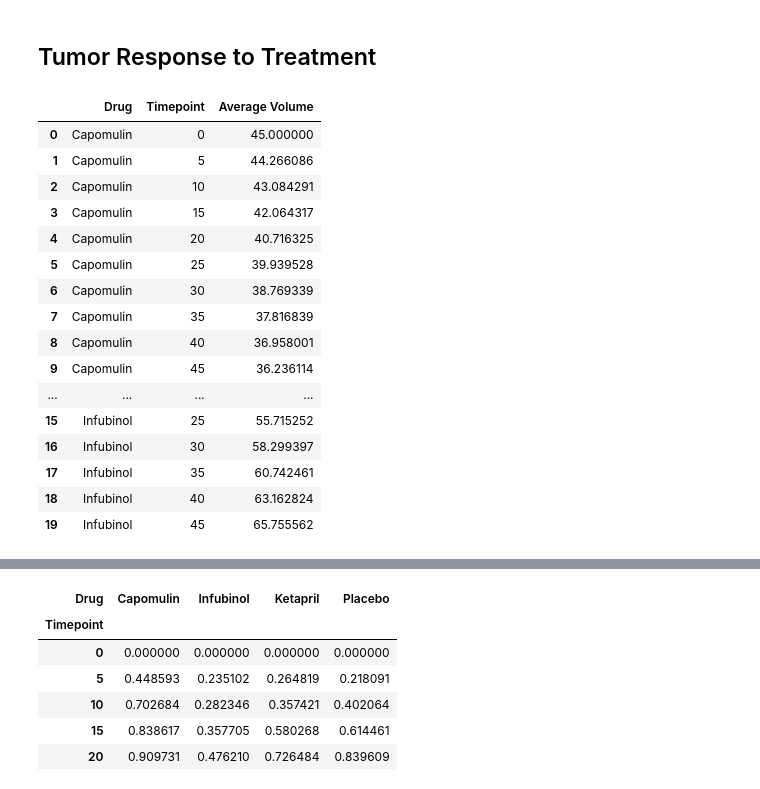
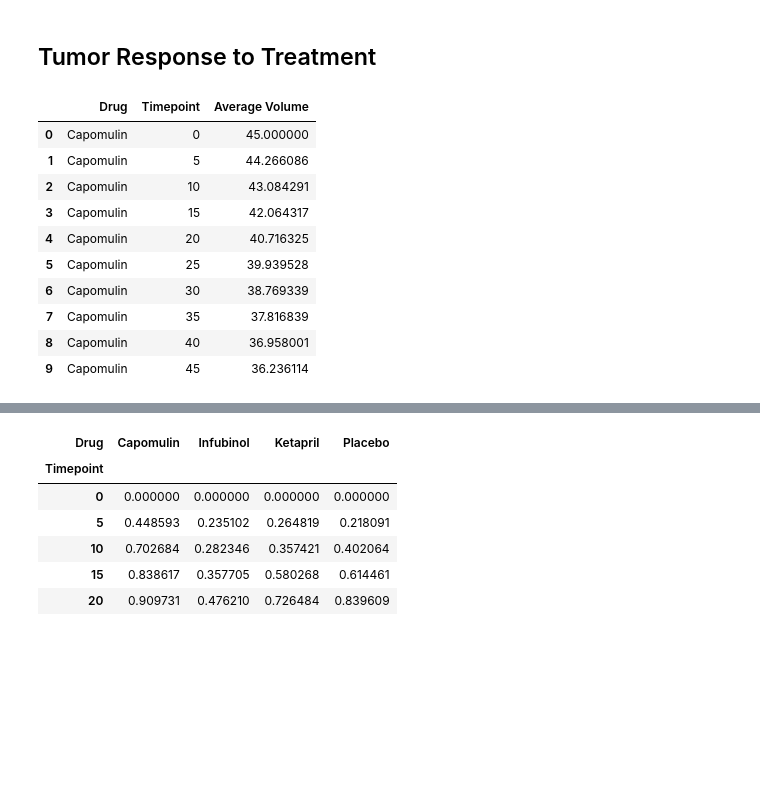
Before and after one commit to shuck0407/Pymaceuticals-Work, a Jupyter notebook: Huckleberry_pymaceuticals.ipynb, the cells around one changed output, grey strips where cells are left out. Cells and saved outputs as stored; diff of their text form; code cells hidden in the pictures; blank space fills up the shorter version.

```diff
--- a/Huckleberry_pymaceuticals.ipynb
+++ b/Huckleberry_pymaceuticals.ipynb
@@ -59,41 +63,34 @@ drug_results_df.head()
 # %%
 # Store the Mean Tumor Volume Data Grouped by Drug and Timepoint
 
 #First get rid of the number of metastatic sites and mice for this analysis because we don't need them
 
 drug_results_tumor_df = pd.DataFrame({'Drug' : drug_results_df['Drug'], 'Timepoint' : drug_results_df['Timepoint'],
                                      'Volume' : drug_results_df['Volume']})
-#drug_results_tumor_df.head(20)
 
 #Get the average tumor volume for each drug/timepoint group and then put results into a new dataframe
 drug_results_grp = drug_results_tumor_df.groupby(['Drug', 'Timepoint'])
 drug_results_grp.mean()
 
 drug_tumor_sum_df = pd.DataFrame(drug_results_grp.mean().reset_index())
-drug_tumor_sum_df.head(20)
+drug_tumor_sum_df.head(10)
 
 #rename the Volume column Average Volume
 
 drug_tumor_sum_df.columns = ['Drug', 'Timepoint', 'Average Volume']
-drug_tumor_sum_df.head(20)
+drug_tumor_sum_df.head(10)
 # %% [output]
 |  | Drug | Timepoint | Average Volume |
 | 0 | Capomulin | 0 | 45.000000 |
 | 1 | Capomulin | 5 | 44.266086 |
 | 2 | Capomulin | 10 | 43.084291 |
 | 3 | Capomulin | 15 | 42.064317 |
 | 4 | Capomulin | 20 | 40.716325 |
 | 5 | Capomulin | 25 | 39.939528 |
 | 6 | Capomulin | 30 | 38.769339 |
 | 7 | Capomulin | 35 | 37.816839 |
 | 8 | Capomulin | 40 | 36.958001 |
 | 9 | Capomulin | 45 | 36.236114 |
-| ... | ... | ... | ... |
-| 15 | Infubinol | 25 | 55.715252 |
-| 16 | Infubinol | 30 | 58.299397 |
-| 17 | Infubinol | 35 | 60.742461 |
-| 18 | Infubinol | 40 | 63.162824 |
-| 19 | Infubinol | 45 | 65.755562 |
 # %%
 # Store the Standard Error of Tumor Volumes Grouped by Drug and Timepoint
 
```
Also changed, not shown: parts of 16 cells of this notebook.
